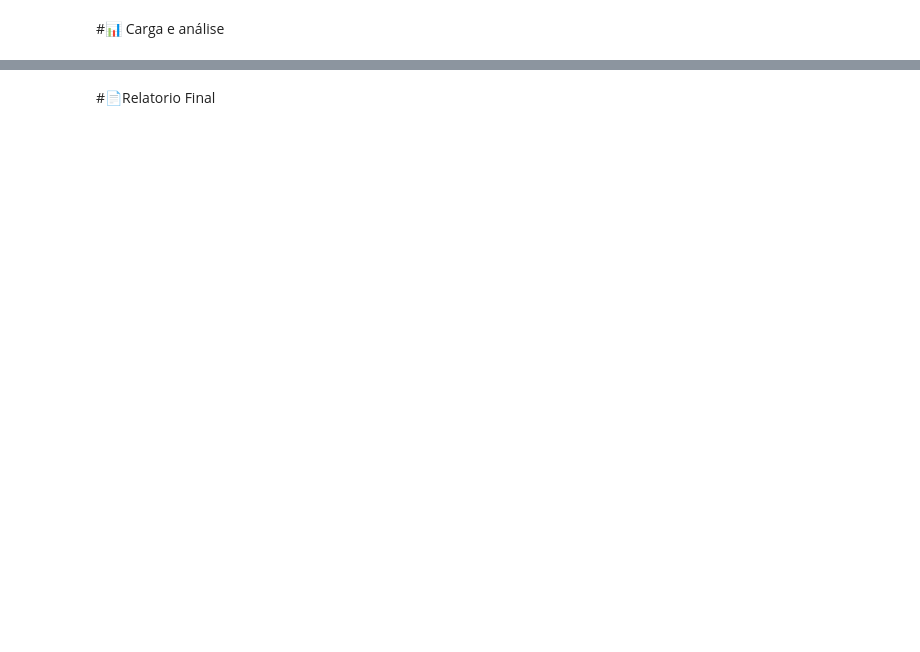
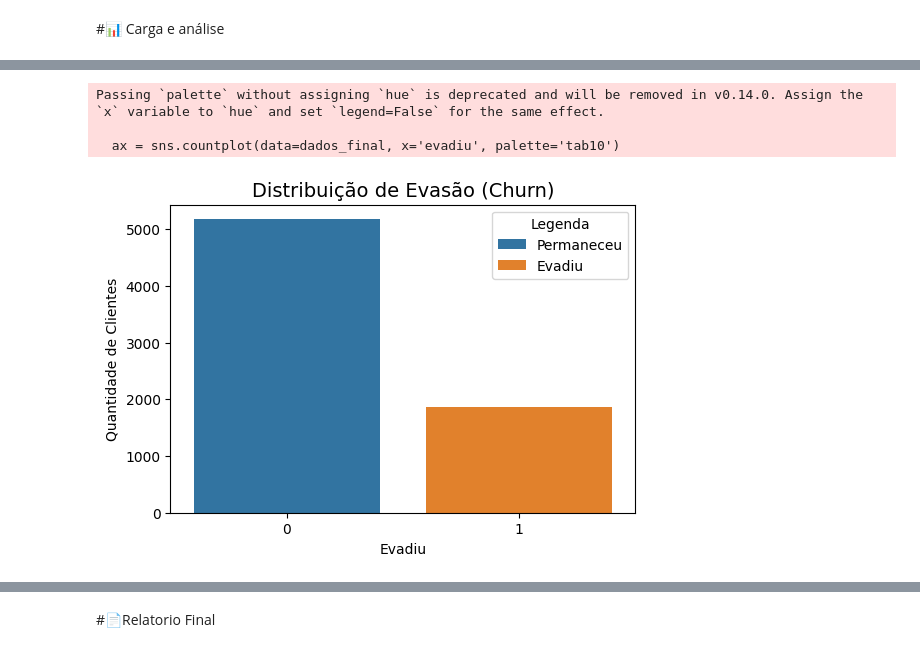
Before and after one commit to vthamada/TelecomX, a Jupyter notebook: TelecomX_BR.ipynb, the cells around one changed output, grey strips where cells are left out. Saved outputs shown, nothing was run; the diff lists cells and outputs as text; code cells hidden in the pictures; blank space fills up the shorter version.

```diff
--- a/TelecomX_BR.ipynb
+++ b/TelecomX_BR.ipynb
@@ -64,0 +231,3 @@ memory usage: 1.2+ MB
+# %%
+for col in colunas_categoricas:
+    dados_final[col] = dados_final[col].str.strip().str.lower()
@@ -76,0 +403,22 @@ dados_final.head()
+# %%
+import seaborn as sns
+import matplotlib.pyplot as plt
+
+# Cria o gráfico
+plt.figure(figsize=(6, 4))
+ax = sns.countplot(data=dados_final, x='evadiu', palette='tab10')
+
+# Adiciona título e rótulos
+plt.title('Distribuição de Evasão (Churn)', fontsize=14)
+plt.xlabel('Evadiu')
+plt.ylabel('Quantidade de Clientes')
+
+# Adiciona a legenda personalizada
+plt.legend(handles=ax.patches, labels=['Permaneceu', 'Evadiu'], title='Legenda')
+
+plt.show()
+# %% [output]
+Passing `palette` without assigning `hue` is deprecated and will be removed in v0.14.0. Assign the `x` variable to `hue` and set `legend=False` for the same effect.
+
+  ax = sns.countplot(data=dados_final, x='evadiu', palette='tab10')
+[figure, added]
```
Also changed, not shown: parts of 35 cells of this notebook.
